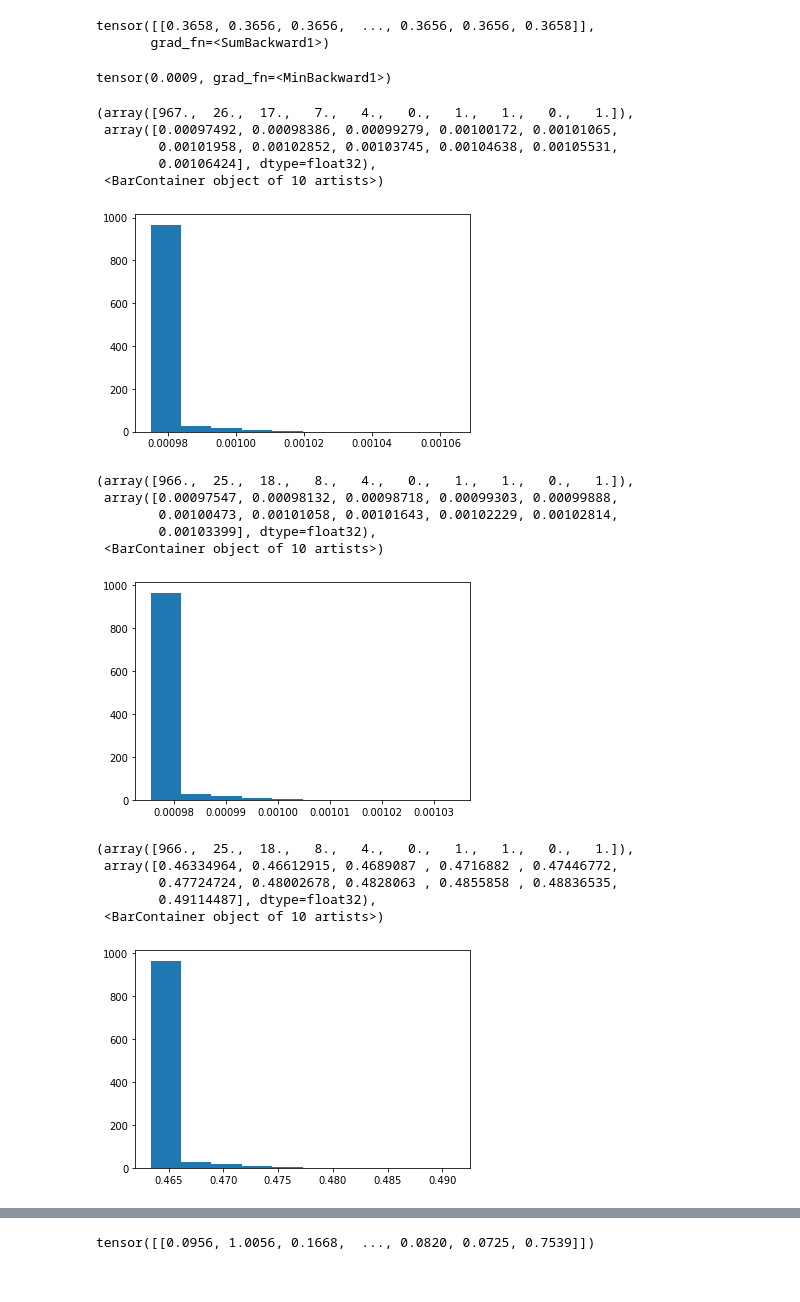
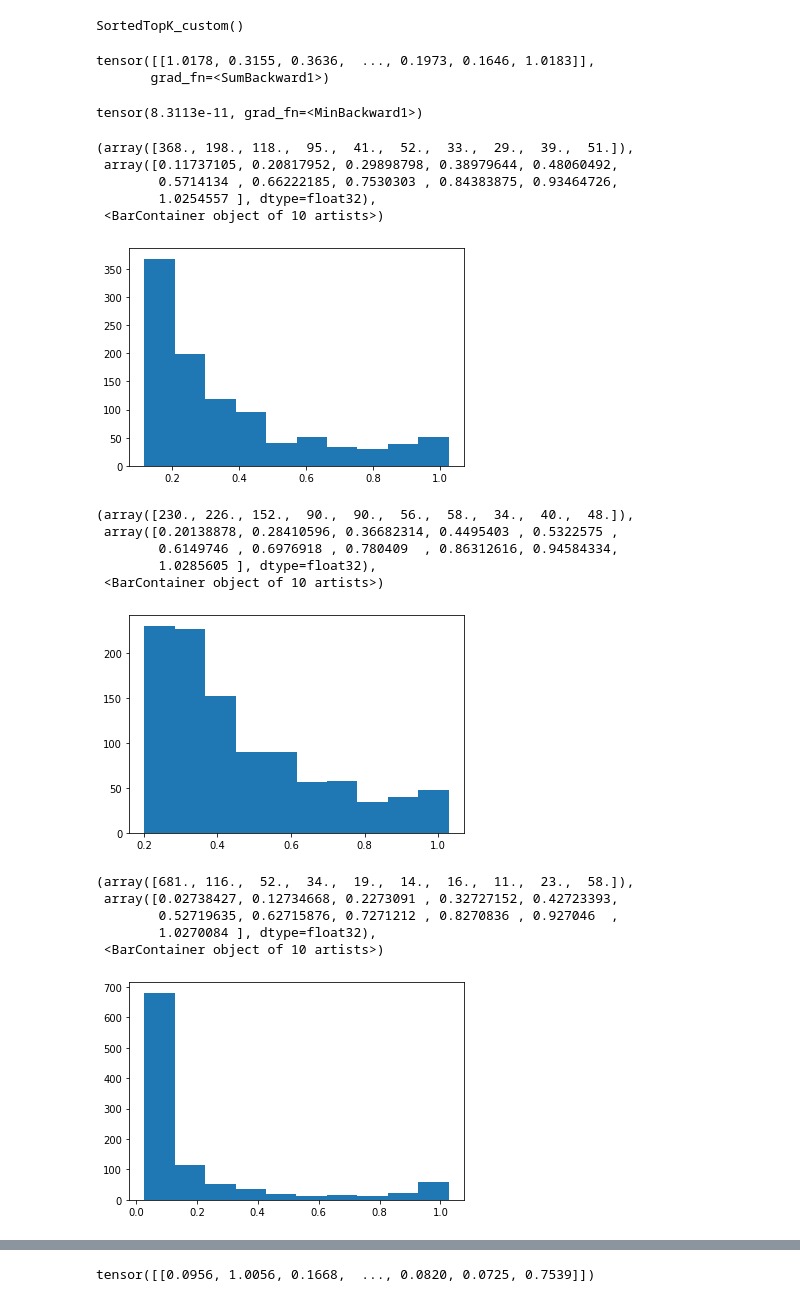
Before and after one commit to yujisw/Expt_ShortenSum, a Jupyter notebook: notebooks/analyze_weights.ipynb, the cells around one changed output, grey strips where cells are left out. Saved outputs shown, nothing was run; the diff lists cells and outputs as text; code cells hidden in the pictures.

```diff
--- a/notebooks/analyze_weights.ipynb
+++ b/notebooks/analyze_weights.ipynb
@@ -10,9 +10,9 @@ from mytask import ProposalTask
 import matplotlib.pyplot as plt
 # %%
 model = ProposedModel.from_pretrained(
-    "/home/yujisw/research/shorten_sum/Expt_ShortenSum/output/finetune-proposal-large_20220811031324",
+    "/home/naraki/shorten_sum/Expt_ShortenSum/output/finetune-proposal-large_20220830031044",
     checkpoint_file="checkpoint_best.pt",
-    data_name_or_path="/home/yujisw/research/shorten_sum/Expt_ShortenSum/output/finetune-proposal-large_20220811031324",
+    data_name_or_path="/home/naraki/shorten_sum/Expt_ShortenSum/output/finetune-proposal-large_20220830031044",
 )
 model.model.encoder.use_topk_result = True
 model = model.eval()
@@ -20,4 +20,6 @@ model = model.eval()
 #     model = model.cuda().half()
 # %%
 model.model.encoder.extractor.topk_ope
+# %% [output]
+SortedTopK_custom()
 # %%
@@ -29,38 +31,41 @@ encoder_out, topk_result = model.extract_topk_result(tokens, tgt_lengths)
 # %%
 topk_result.sum(axis=-1)
 # %% [output]
-tensor([[0.3658, 0.3656, 0.3656,  ..., 0.3656, 0.3656, 0.3658]],
+tensor([[1.0178, 0.3155, 0.3636,  ..., 0.1973, 0.1646, 1.0183]],
        grad_fn=<SumBackward1>)
 # %%
 topk_result.min()
 # %% [output]
-tensor(0.0009, grad_fn=<MinBackward1>)
+tensor(8.3113e-11, grad_fn=<MinBackward1>)
 # %%
-plt.hist(topk_result.mean(axis=-1).data)
+plt.hist(topk_result.sum(axis=-1).data)
 # %% [output]
-(array([967.,  26.,  17.,   7.,   4.,   0.,   1.,   1.,   0.,   1.]),
- array([0.00097492, 0.00098386, 0.00099279, 0.00100172, 0.00101065,
-        0.00101958, 0.00102852, 0.00103745, 0.00104638, 0.00105531,
-        0.00106424], dtype=float32),
+(array([368., 198., 118.,  95.,  41.,  52.,  33.,  29.,  39.,  51.]),
+ array([0.11737105, 0.20817952, 0.29898798, 0.38979644, 0.48060492,
+        0.5714134 , 0.66222185, 0.7530303 , 0.84383875, 0.93464726,
+        1.0254557 ], dtype=float32),
  <BarContainer object of 10 artists>)
-[figure, old version]
+[figure, new version]
 # %%
 tgt_lengths = torch.LongTensor([85])
 encoder_out, topk_result = model.extract_topk_result(tokens, tgt_lengths)
-plt.hist(topk_result.mean(axis=-1).data)
+plt.hist(topk_result.sum(axis=-1).data)
 # %% [output]
-(array([966.,  25.,  18.,   8.,   4.,   0.,   1.,   1.,   0.,   1.]),
- array([0.00097547, 0.00098132, 0.00098718, 0.00099303, 0.00099888,
-        0.00100473, 0.00101058, 0.00101643, 0.00102229, 0.00102814,
-        0.00103399], dtype=float32),
+(array([230., 226., 152.,  90.,  90.,  56.,  58.,  34.,  40.,  48.]),
+ array([0.20138878, 0.28410596, 0.36682314, 0.4495403 , 0.5322575 ,
+        0.6149746 , 0.6976918 , 0.780409  , 0.86312616, 0.94584334,
+        1.0285605 ], dtype=float32),
  <BarContainer object of 10 artists>)
-[figure, old version]
+[figure, new version]
 # %%
+tgt_lengths = torch.LongTensor([30])
+model.model.encoder.use_topk_result = True
+encoder_out, topk_result = model.extract_topk_result(tokens, tgt_lengths)
 plt.hist(topk_result.sum(axis=-1).data)
 # %% [output]
-(array([966.,  25.,  18.,   8.,   4.,   0.,   1.,   1.,   0.,   1.]),
- array([0.46334964, 0.46612915, 0.4689087 , 0.4716882 , 0.47446772,
-        0.47724724, 0.48002678, 0.4828063 , 0.4855858 , 0.48836535,
-        0.49114487], dtype=float32),
+(array([681., 116.,  52.,  34.,  19.,  14.,  16.,  11.,  23.,  58.]),
+ array([0.02738427, 0.12734668, 0.2273091 , 0.32727152, 0.42723393,
+        0.52719635, 0.62715876, 0.7271212 , 0.8270836 , 0.927046  ,
+        1.0270084 ], dtype=float32),
  <BarContainer object of 10 artists>)
-[figure, old version]
+[figure, new version]
```
Also changed, not shown: parts of 4 cells of this notebook.
